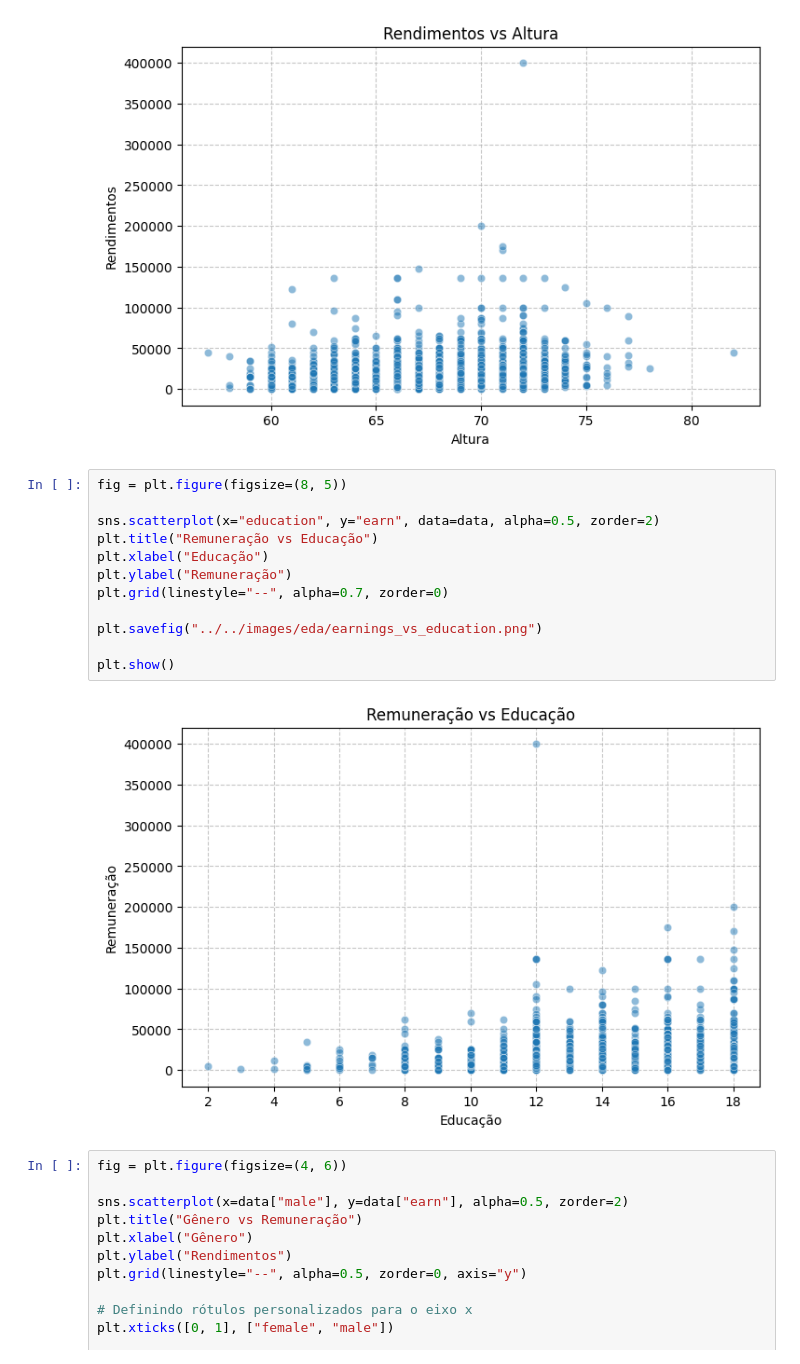
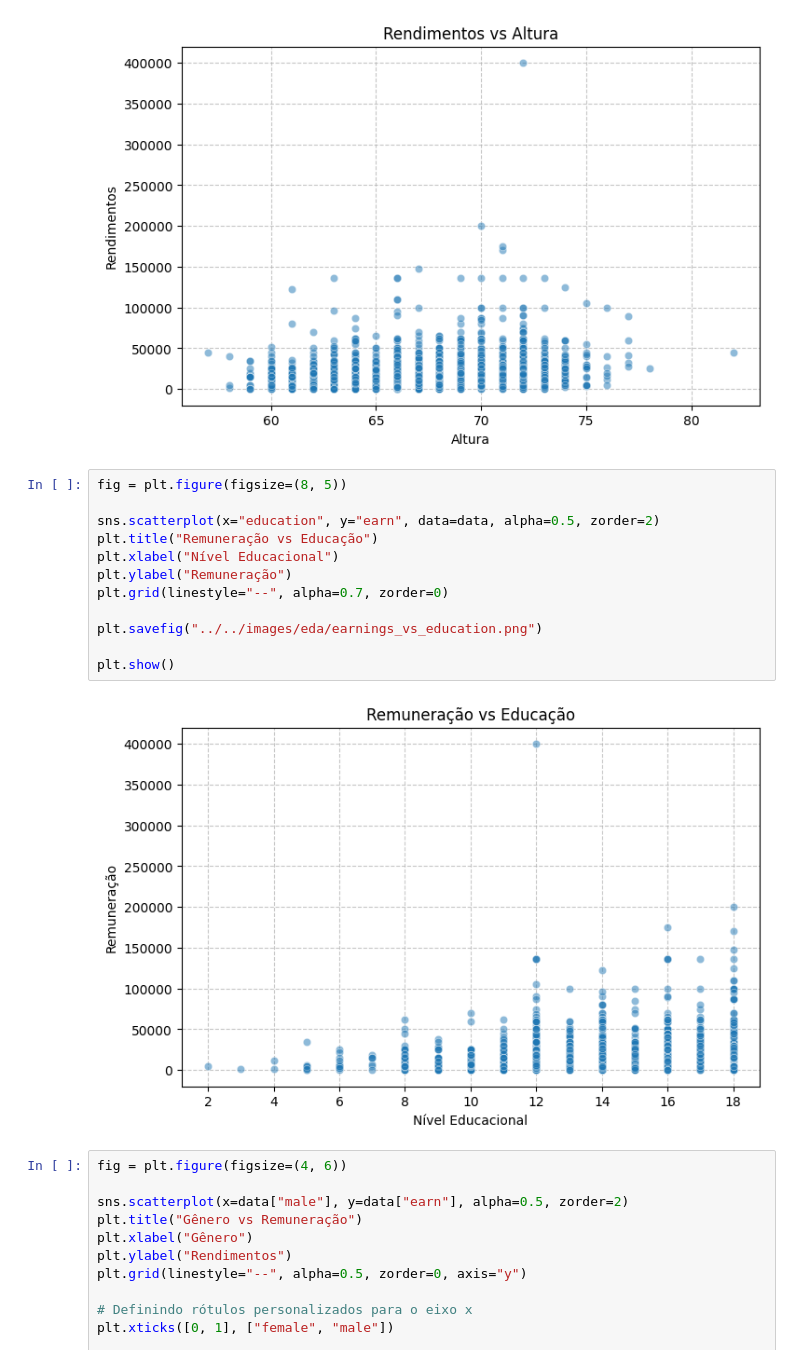
Before and after one commit to Breno-Azevedo/Statistical_Modeling, a Jupyter notebook: src/data_processing/eda.ipynb, the cells around one changed output. Saved outputs shown, nothing was run; the diff lists cells and outputs as text.

Commit message:
fix: minor corrections on plots

```diff
--- a/src/data_processing/eda.ipynb
+++ b/src/data_processing/eda.ipynb
@@ -115,17 +115,17 @@ plt.show()
 # %%
 fig = plt.figure(figsize=(8, 5))
 
 sns.scatterplot(x="education", y="earn", data=data, alpha=0.5, zorder=2)
 plt.title("Remuneração vs Educação")
-plt.xlabel("Educação")
+plt.xlabel("Nível Educacional")
 plt.ylabel("Remuneração")
 plt.grid(linestyle="--", alpha=0.7, zorder=0)
 
 plt.savefig("../../images/eda/earnings_vs_education.png")
 
 plt.show()
 # %% [output]
-[figure, old version]
+[figure, new version]
 # %%
 fig = plt.figure(figsize=(4, 6))
 
```
Also changed, not shown: parts of 1 cell of this notebook, 2 other files.
